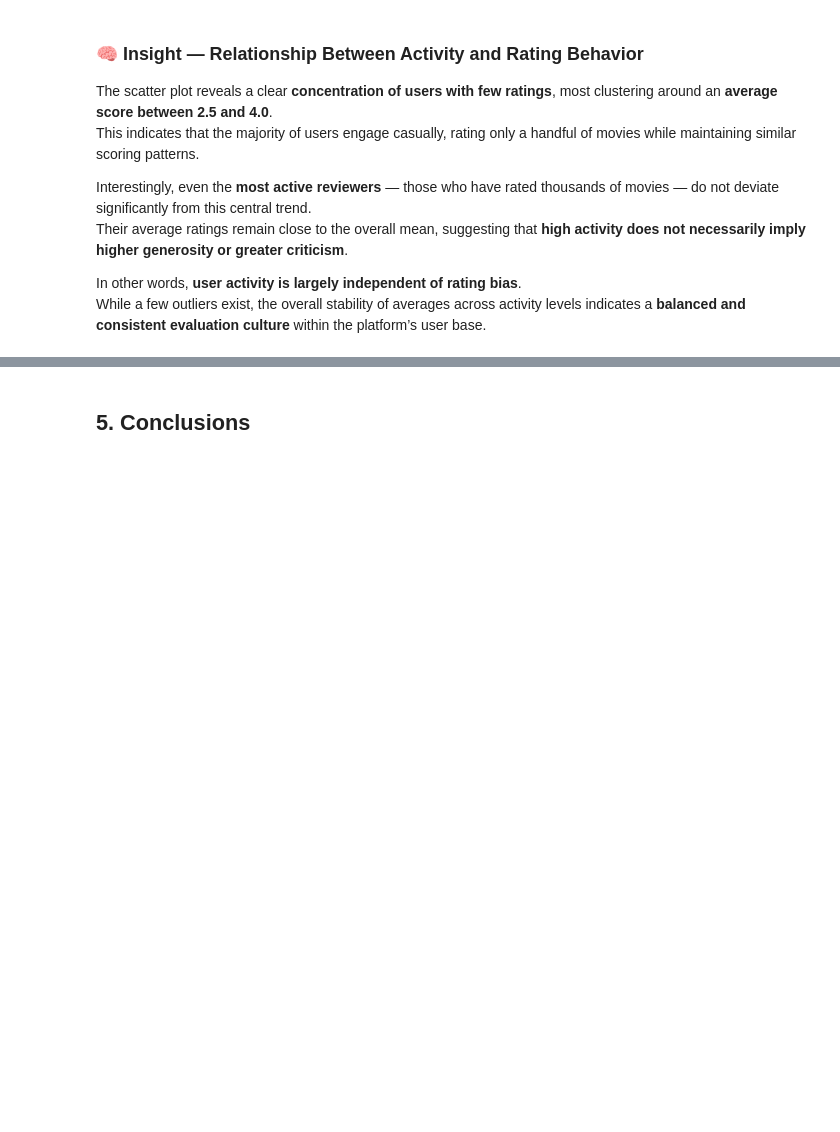
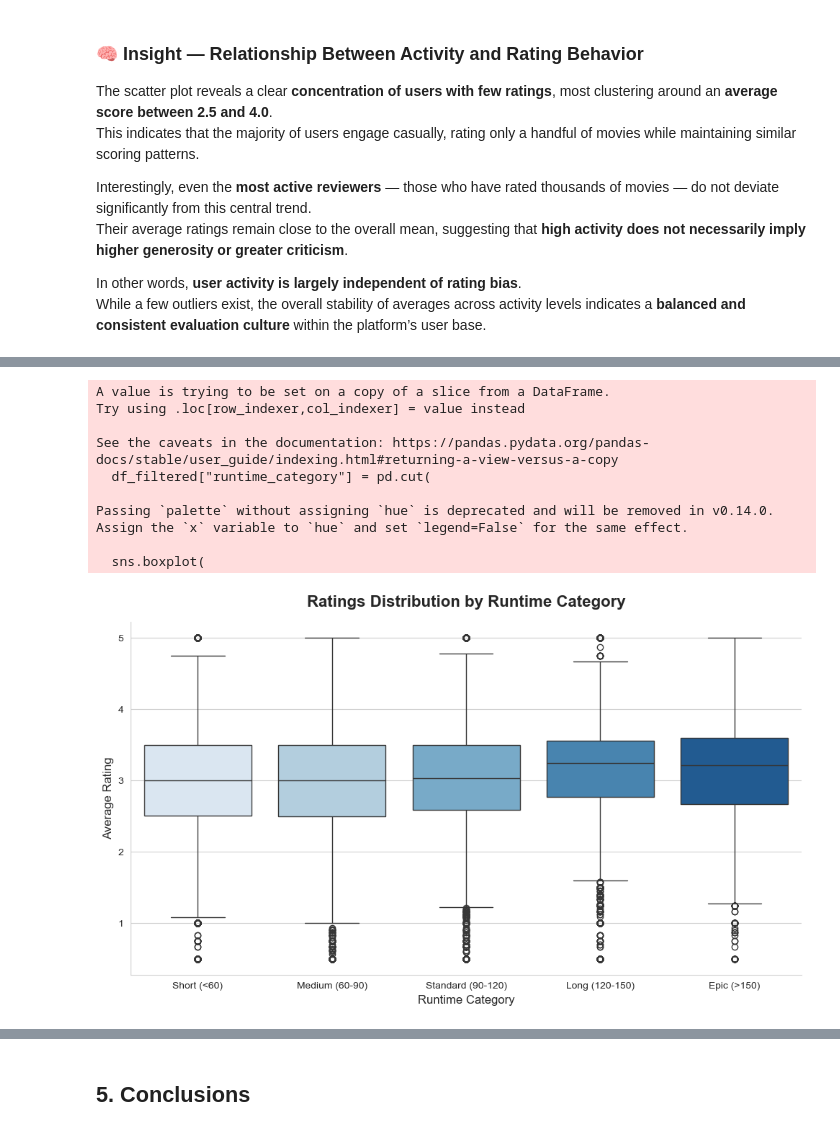
Before and after one commit to ritamaravilhamarques/BDF25_7, a Jupyter notebook: BDF25_7_data/big_data/ml-32m/Notebook.ipynb, the cells around one changed output, grey strips where cells are left out. Cells and saved outputs as stored; diff of their text form; code cells hidden in the pictures; blank space fills up the shorter version.

```diff
--- a/BDF25_7_data/big_data/ml-32m/Notebook.ipynb
+++ b/BDF25_7_data/big_data/ml-32m/Notebook.ipynb
@@ -912,0 +971,36 @@ ValueError: pyarrow.lib.IpcReadOptions size changed, may indicate binary incompa
+# %%
+# Criar categorias de duração
+bins = [0, 60, 90, 120, 150, 240]
+labels = ['Short (<60)', 'Medium (60-90)', 'Standard (90-120)', 'Long (120-150)', 'Epic (>150)']
+
+df_filtered["runtime_category"] = pd.cut(
+    df_filtered["runtimeMinutes"], bins=bins, labels=labels, include_lowest=True
+)
+
+plt.figure(figsize=(10,6))
+sns.set_style("whitegrid")
+
+sns.boxplot(
+    data=df_filtered,
+    x="runtime_category",
+    y="average_rating",
+    palette="Blues"
+)
+
+plt.title("Ratings Distribution by Runtime Category", fontsize=16, weight="bold", pad=15)
+plt.xlabel("Runtime Category", fontsize=12)
+plt.ylabel("Average Rating", fontsize=12)
+plt.tight_layout()
+sns.despine()
+plt.show()
+# %% [output]
+A value is trying to be set on a copy of a slice from a DataFrame.
+Try using .loc[row_indexer,col_indexer] = value instead
+
+See the caveats in the documentation: https://pandas.pydata.org/pandas-docs/stable/user_guide/indexing.html#returning-a-view-versus-a-copy
+  df_filtered["runtime_category"] = pd.cut(
+
+Passing `palette` without assigning `hue` is deprecated and will be removed in v0.14.0. Assign the `x` variable to `hue` and set `legend=False` for the same effect.
+
+  sns.boxplot(
+[figure, added]
```
Also changed, not shown: parts of 11 cells of this notebook.
